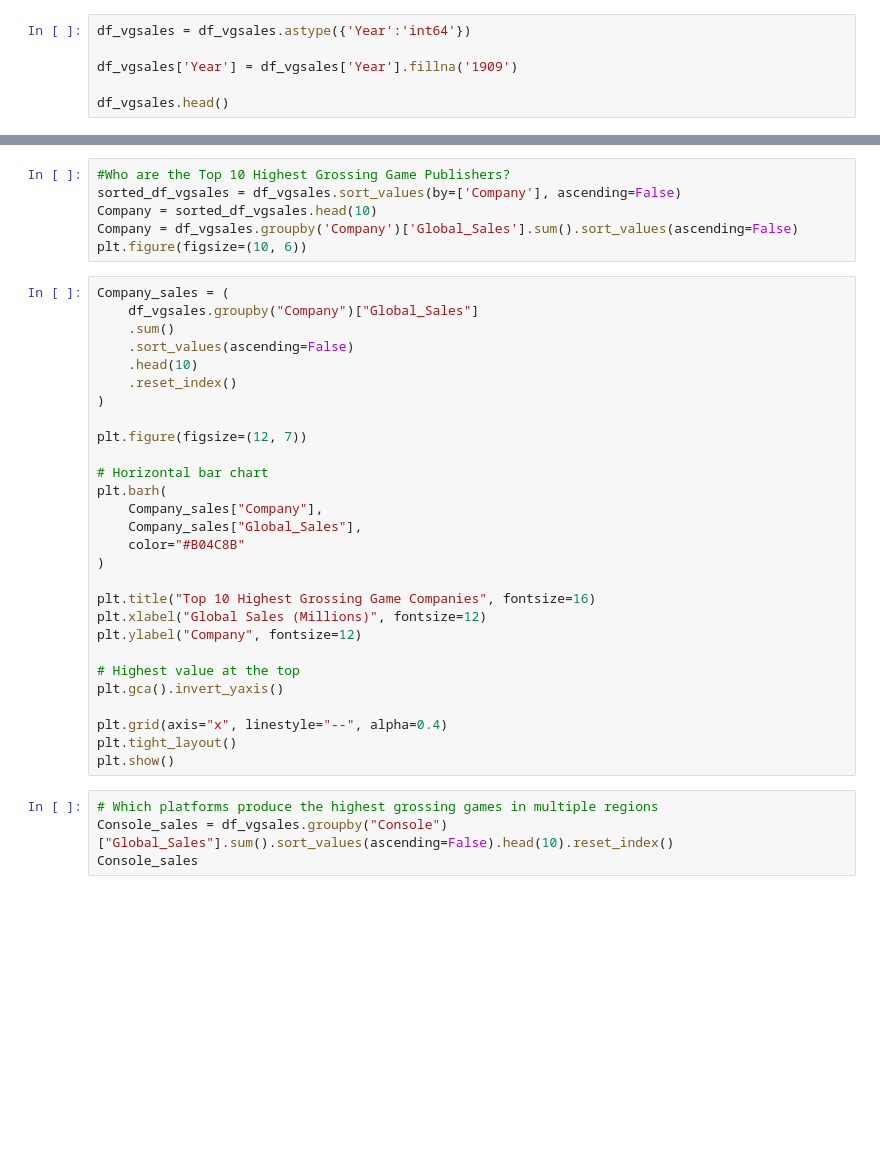
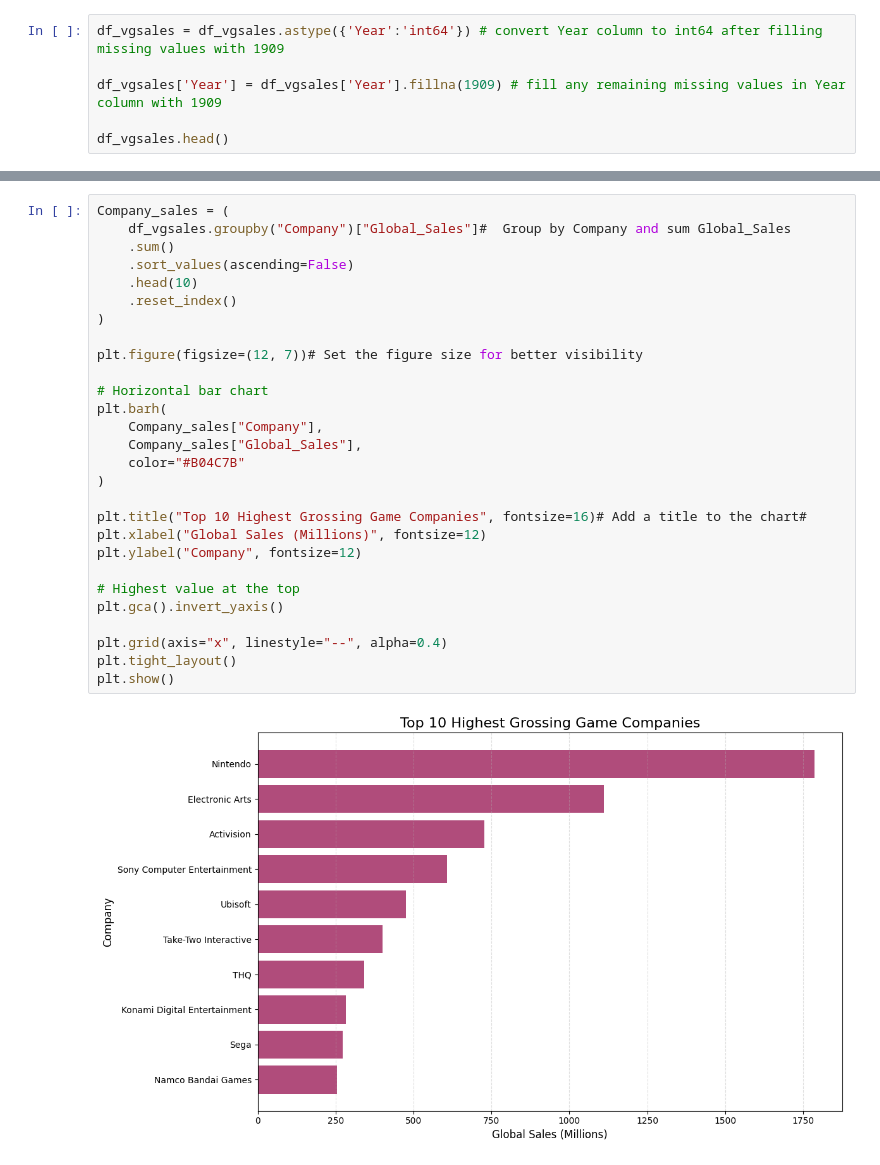
Before and after one commit to Teerp1986/The-Evolution-Of-Gaming, a Jupyter notebook: notebooks/vgsales.ipynb, the cells around one changed output, grey strips where cells are left out. Drawn from its saved outputs; the diff is of its cells as text; blank space fills up the shorter version.

```diff
--- a/notebooks/vgsales.ipynb
+++ b/notebooks/vgsales.ipynb
@@ -43,6 +307,6 @@ df_vgsales.head(20)
 # %%
-df_vgsales = df_vgsales.astype({'Year':'int64'})
+df_vgsales = df_vgsales.astype({'Year':'int64'}) # convert Year column to int64 after filling missing values with 1909
 
-df_vgsales['Year'] = df_vgsales['Year'].fillna('1909')
+df_vgsales['Year'] = df_vgsales['Year'].fillna(1909) # fill any remaining missing values in Year column with 1909
 
 df_vgsales.head()
@@ -80,41 +372,33 @@ plt.show()
-# %%
-#Who are the Top 10 Highest Grossing Game Publishers?
-sorted_df_vgsales = df_vgsales.sort_values(by=['Company'], ascending=False)
-Company = sorted_df_vgsales.head(10)
-Company = df_vgsales.groupby('Company')['Global_Sales'].sum().sort_values(ascending=False)
-plt.figure(figsize=(10, 6))
 # %%
 Company_sales = (
-    df_vgsales.groupby("Company")["Global_Sales"]
+    df_vgsales.groupby("Company")["Global_Sales"]#  Group by Company and sum Global_Sales
     .sum()
     .sort_values(ascending=False)
     .head(10)
     .reset_index()
 )
 
-plt.figure(figsize=(12, 7))
+plt.figure(figsize=(12, 7))# Set the figure size for better visibility
 
 # Horizontal bar chart
 plt.barh(
     Company_sales["Company"],
     Company_sales["Global_Sales"],
-    color="#B04C8B"
+    color="#B04C7B"
 )
 
-plt.title("Top 10 Highest Grossing Game Companies", fontsize=16)
+plt.title("Top 10 Highest Grossing Game Companies", fontsize=16)# Add a title to the chart#
 plt.xlabel("Global Sales (Millions)", fontsize=12)
 plt.ylabel("Company", fontsize=12)
 
 # Highest value at the top
 plt.gca().invert_yaxis()
 
 plt.grid(axis="x", linestyle="--", alpha=0.4)
 plt.tight_layout()
 plt.show()
+# %% [output]
+[figure, added]
-# %%
-# Which platforms produce the highest grossing games in multiple regions
-Console_sales = df_vgsales.groupby("Console")["Global_Sales"].sum().sort_values(ascending=False).head(10).reset_index()
-Console_sales
 # %%
 
 
```
Also changed, not shown: parts of 29 cells of this notebook, 1 other file.
